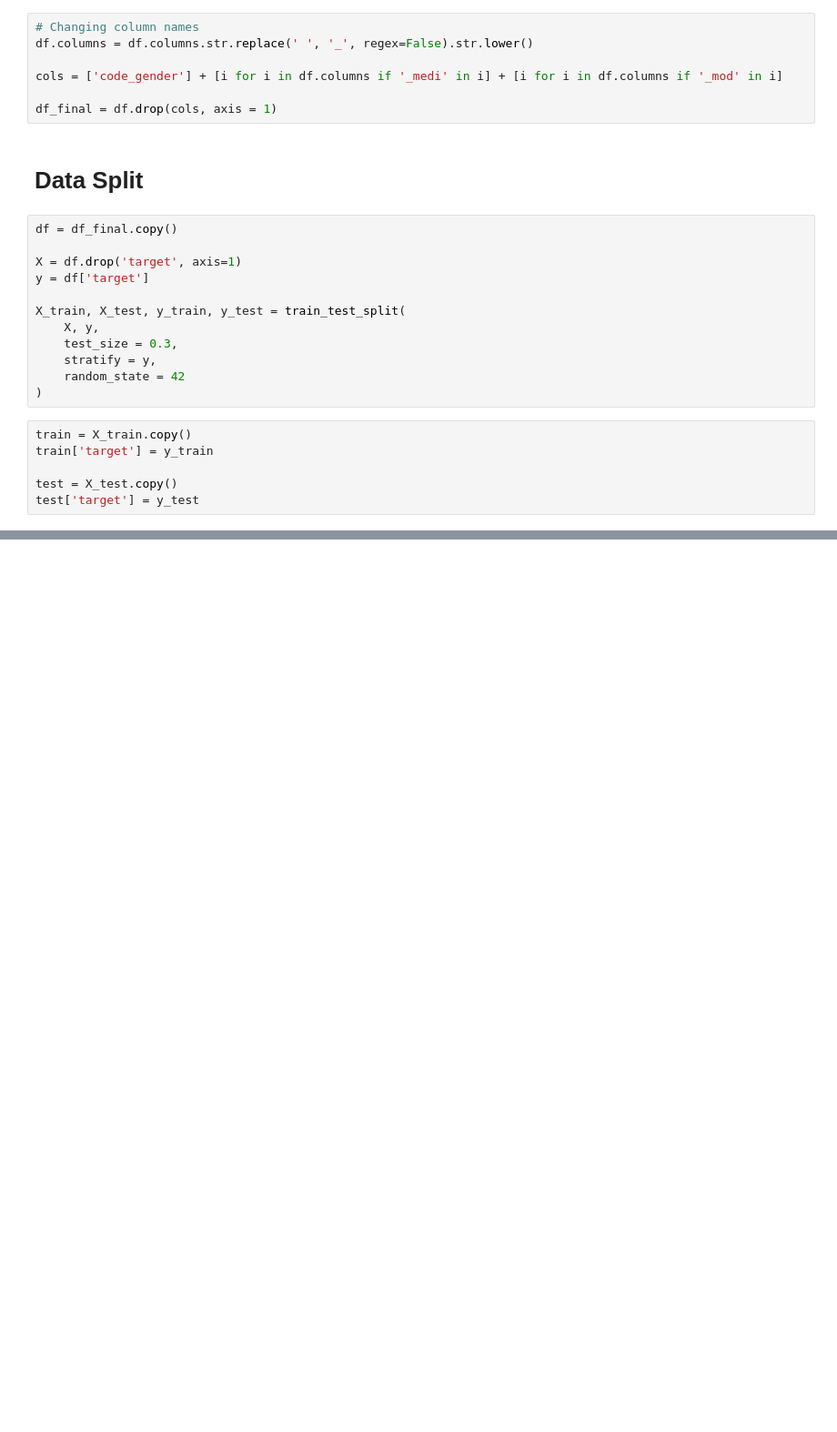
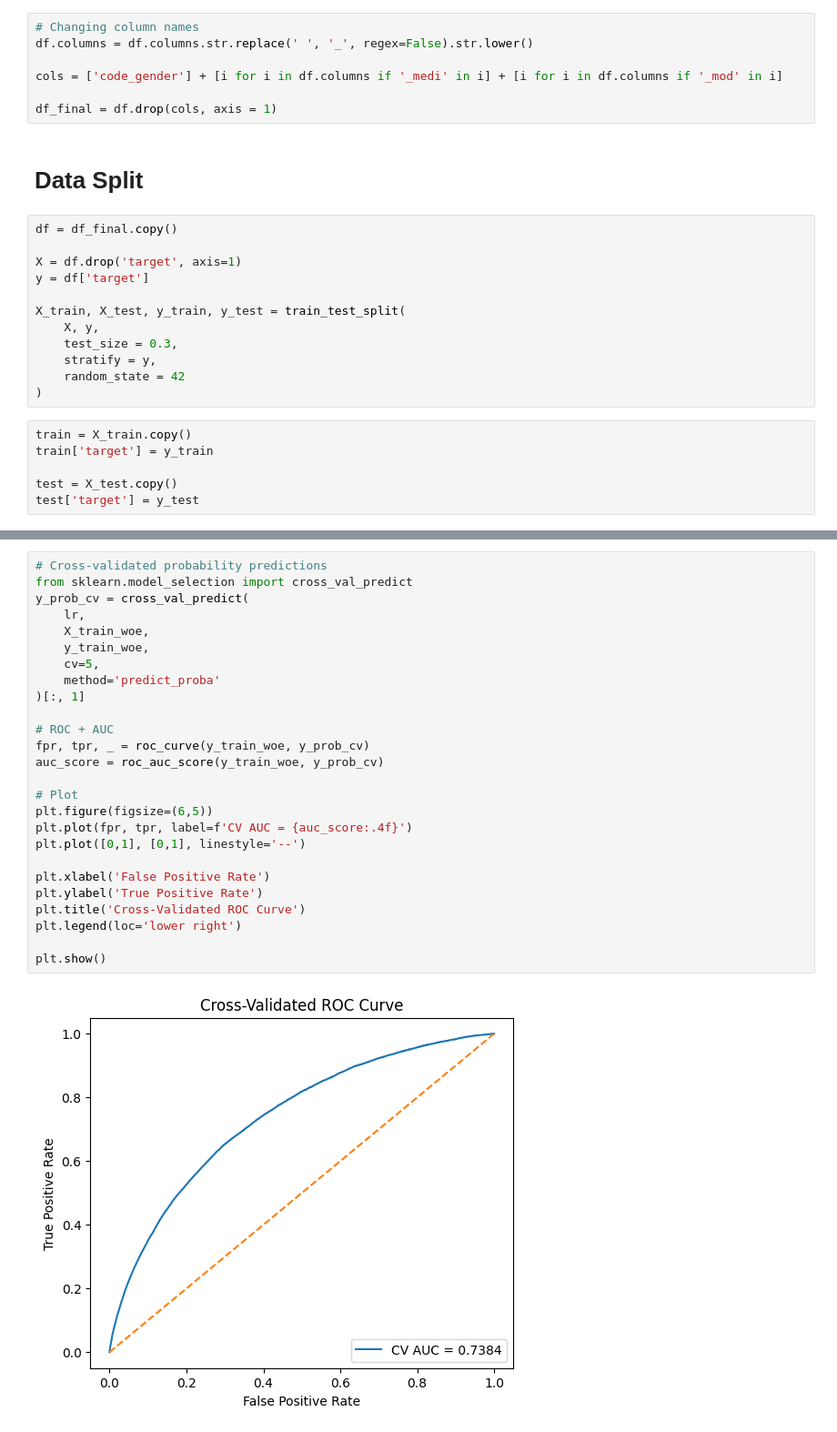
Before and after one commit to kwanda2426/ACML_26_P1, a Jupyter notebook: new_ACML.ipynb, the cells around one changed output, grey strips where cells are left out. Shown at 91% size. Drawn from its saved outputs; the diff is of its cells as text; blank space fills up the shorter version.

```diff
--- a/new_ACML.ipynb
+++ b/new_ACML.ipynb
@@ -391,0 +474,28 @@ NameError: name 'sc' is not defined
+# %%
+# Cross-validated probability predictions
+from sklearn.model_selection import cross_val_predict
+y_prob_cv = cross_val_predict(
+    lr,
+    X_train_woe,
+    y_train_woe,
+    cv=5,
+    method='predict_proba'
+)[:, 1]
+
+# ROC + AUC
+fpr, tpr, _ = roc_curve(y_train_woe, y_prob_cv)
+auc_score = roc_auc_score(y_train_woe, y_prob_cv)
+
+# Plot
+plt.figure(figsize=(6,5))
+plt.plot(fpr, tpr, label=f'CV AUC = {auc_score:.4f}')
+plt.plot([0,1], [0,1], linestyle='--')
+
+plt.xlabel('False Positive Rate')
+plt.ylabel('True Positive Rate')
+plt.title('Cross-Validated ROC Curve')
+plt.legend(loc='lower right')
+
+plt.show()
+# %% [output]
+[figure, added]
```
Also changed, not shown: parts of 10 cells of this notebook.
